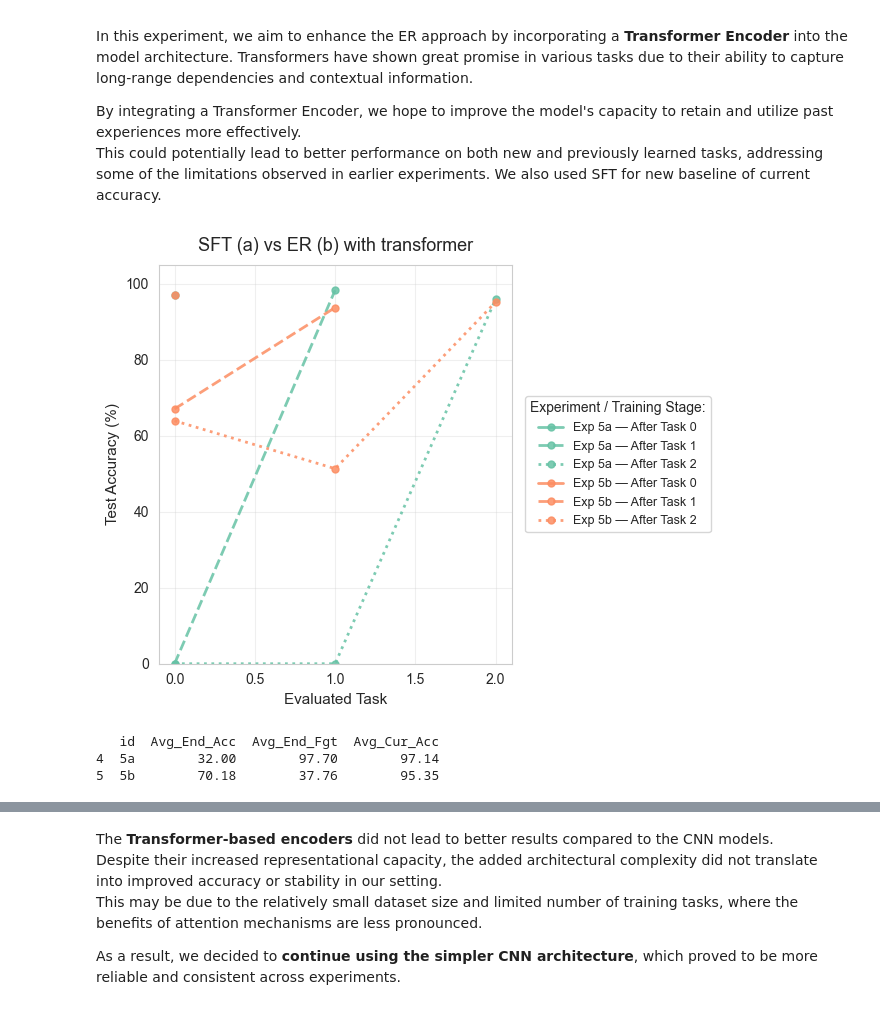
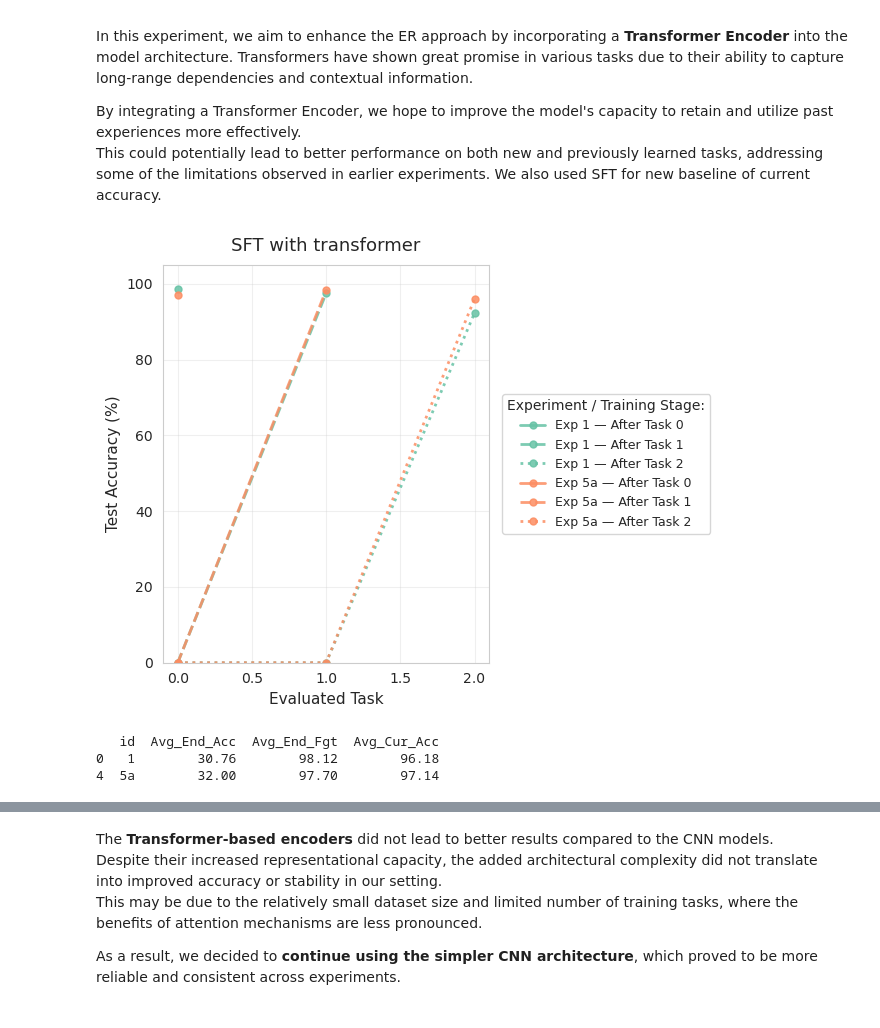
Before and after one commit to jmcfig/TSCIL-FRUGAL-AI, a Jupyter notebook: results.ipynb, the cells around one changed output, grey strips where cells are left out. Cells and saved outputs as stored; diff of their text form; code cells hidden in the pictures.

```diff
--- a/results.ipynb
+++ b/results.ipynb
@@ -449,13 +450,13 @@ Transformers have shown great promise in various tasks due to their ability to c
 By integrating a Transformer Encoder, we hope to improve the model's capacity to retain and utilize past experiences more effectively.
 This could potentially lead to better performance on both new and previously learned tasks, addressing some of the limitations observed in earlier experiments. We also used SFT for new baseline of current accuracy.
 # %%
-plot_multiple_experiments(df_logs, ["5a", "5b"], title="SFT (a) vs ER (b) with transformer")
-print(df_results[df_results["id"].isin(["5a", "5b"])][["id", "Avg_End_Acc", "Avg_End_Fgt", "Avg_Cur_Acc"]])
+plot_multiple_experiments(df_logs, ["1", "5a"], title="SFT with transformer")
+print(df_results[df_results["id"].isin(["1", "5a"])][["id", "Avg_End_Acc", "Avg_End_Fgt", "Avg_Cur_Acc"]])
 # %% [output]
-[figure, old version]
+[figure, new version]
    id  Avg_End_Acc  Avg_End_Fgt  Avg_Cur_Acc
+0   1        30.76        98.12        96.18
 4  5a        32.00        97.70        97.14
-5  5b        70.18        37.76        95.35
 # %%
 plot_multiple_experiments(df_logs, ["2", "5b"], title="CNN vs Transformer Encoder with ER")
 print(df_results[df_results["id"].isin(["2", "5b"])][["id", "Avg_End_Acc", "Avg_End_Fgt", "Avg_Cur_Acc"]])
```
Also changed, not shown: parts of 8 cells of this notebook, 2 other files.
